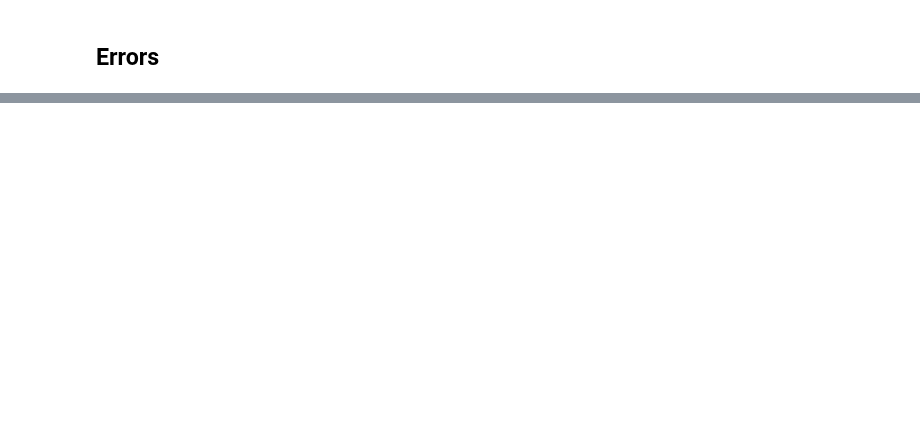
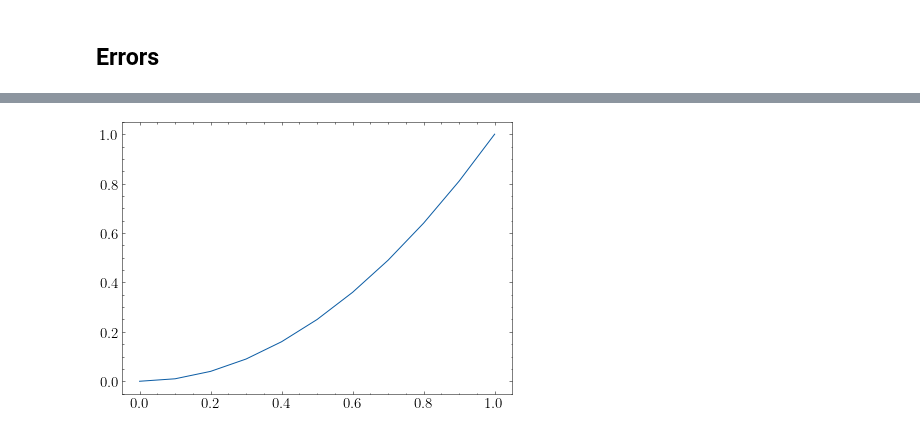
Before and after one commit to franklinzppa/fisica-computacional, a Jupyter notebook: week1.ipynb, the cells around one changed output, grey strips where cells are left out. Cells and saved outputs as stored; diff of their text form; code cells hidden in the pictures; blank space fills up the shorter version.

```diff
--- a/week1.ipynb
+++ b/week1.ipynb
@@ -421,0 +436,23 @@ plt.show()
+# %%
+# RK2
+
+dt = 0.1
+t = np.arange(0, 1.0 + dt, dt)
+N = len(t)
+
+def f(x, t):
+    return 2*t + 0*x
+
+x = np.zeros(N)
+x0 = 0.0
+x[0] = x0
+
+for i in range(N-1):
+    k1 = f(x[i], t[i])
+    k2 = f(x[i] + 0.5*dt*k1, t[i] + 0.5*dt)
+    x[i+1] = x[i] + dt*k2
+
+plt.plot(t, x)
+plt.show()
+# %% [output]
+[figure, added]
```
Also changed, not shown: parts of 8 cells of this notebook.
